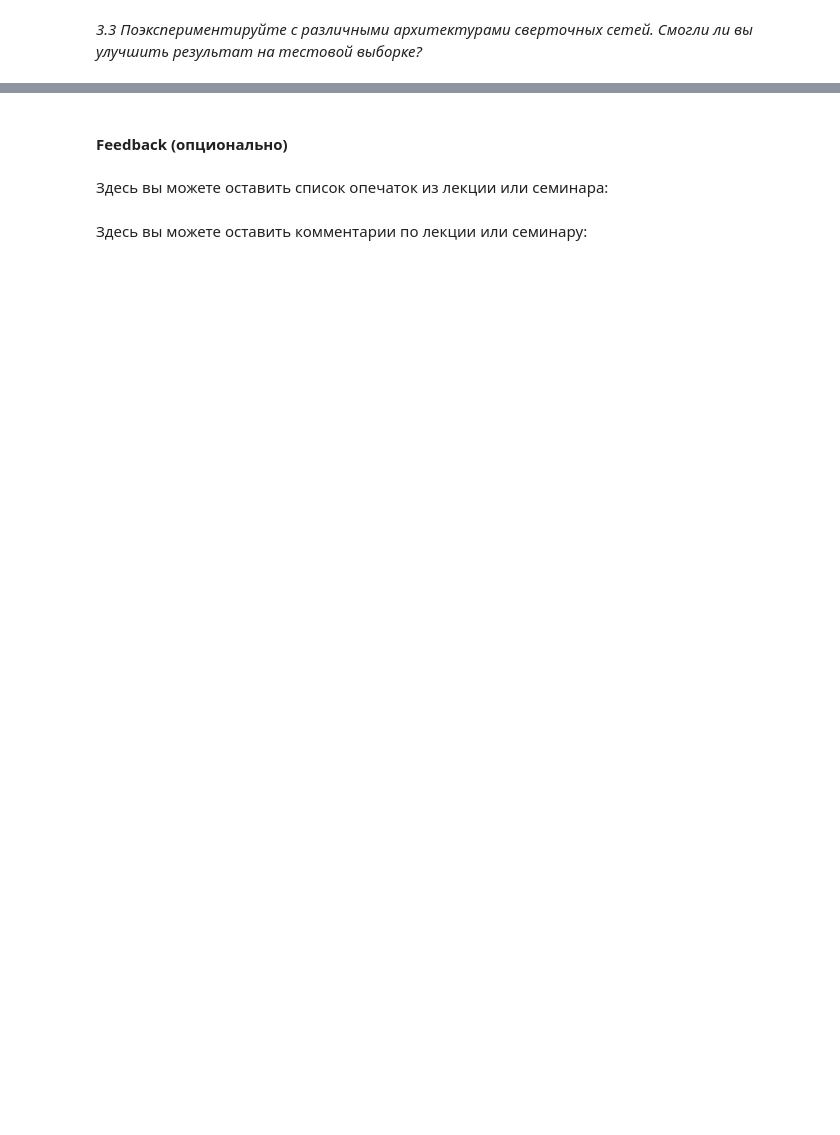
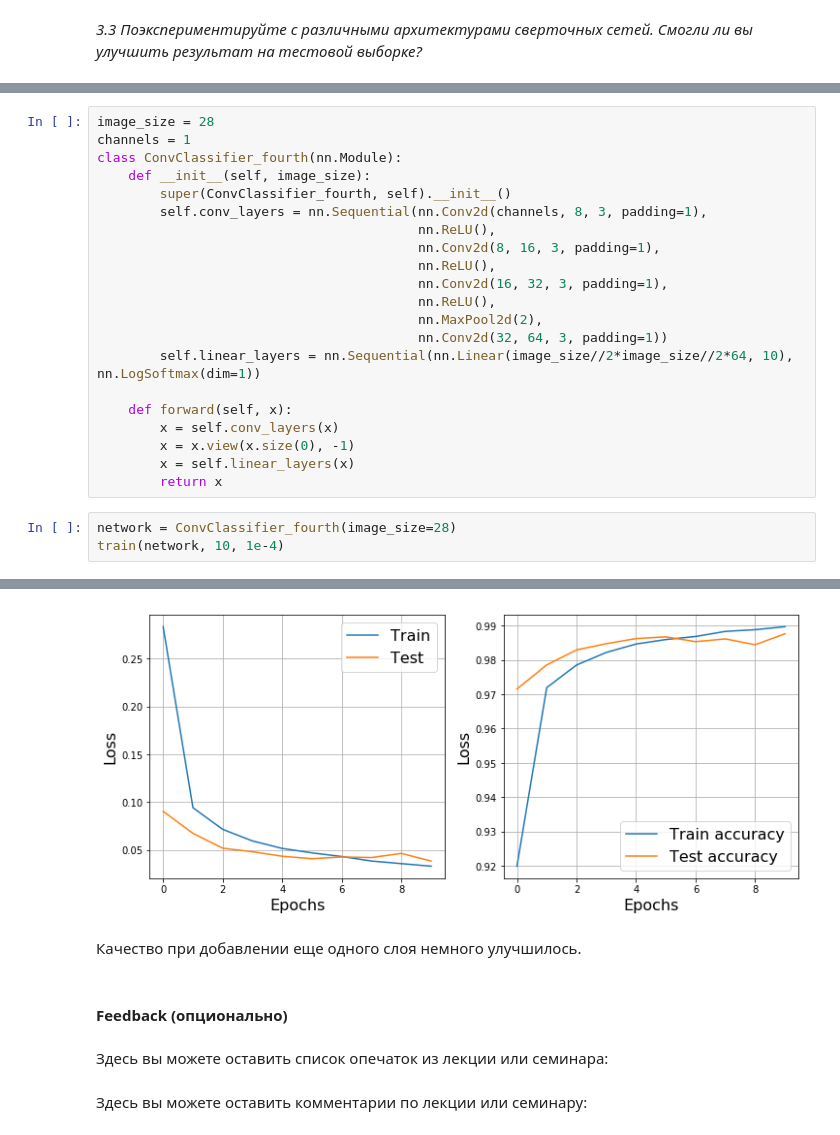
Before and after one commit to Mr-Patty/neural_networks, a Jupyter notebook: Seminar 4/Practice task 4, CNN.ipynb, the cells around one changed output, grey strips where cells are left out. Saved outputs shown, nothing was run; the diff lists cells and outputs as text; blank space fills up the shorter version.

```diff
--- a/Seminar 4/Practice task 4, CNN.ipynb
+++ b/Seminar 4/Practice task 4, CNN.ipynb
@@ -432,0 +457,25 @@ Epoch 4... (Train/Test) NLL: 0.065/0.054        Accuracy: 0.981/0.983
+# %%
+image_size = 28
+channels = 1
+class ConvClassifier_fourth(nn.Module):
+    def __init__(self, image_size):
+        super(ConvClassifier_fourth, self).__init__()
+        self.conv_layers = nn.Sequential(nn.Conv2d(channels, 8, 3, padding=1),
+                                         nn.ReLU(),
+                                         nn.Conv2d(8, 16, 3, padding=1),
+                                         nn.ReLU(),
+                                         nn.Conv2d(16, 32, 3, padding=1),
+                                         nn.ReLU(),
+                                         nn.MaxPool2d(2),
+                                         nn.Conv2d(32, 64, 3, padding=1))
+        self.linear_layers = nn.Sequential(nn.Linear(image_size//2*image_size//2*64, 10), nn.LogSoftmax(dim=1))
+
+    def forward(self, x):
+        x = self.conv_layers(x)
+        x = x.view(x.size(0), -1)
+        x = self.linear_layers(x)
+        return x
+# %%
+network = ConvClassifier_fourth(image_size=28)
+train(network, 10, 1e-4)
+# %% [output]
@@ -433,3 +483,6 @@ Epoch 4... (Train/Test) NLL: 0.065/0.054        Accuracy: 0.981/0.983
+[figure, added]
+# %% [markdown]
+Качество при добавлении еще одного слоя немного улучшилось.
 # %% [markdown]
 #### Feedback (опционально)
 # %% [markdown]
```
Also changed, not shown: parts of 8 cells of this notebook.
